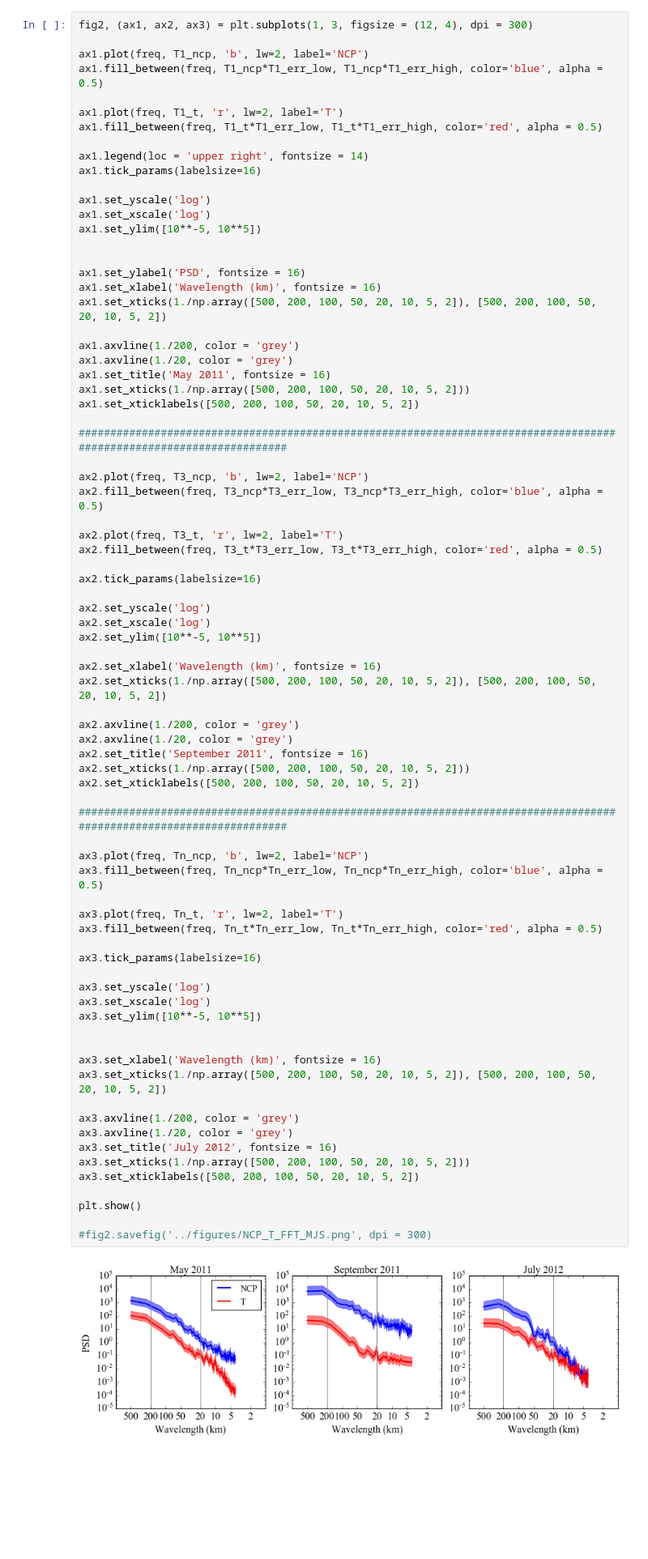
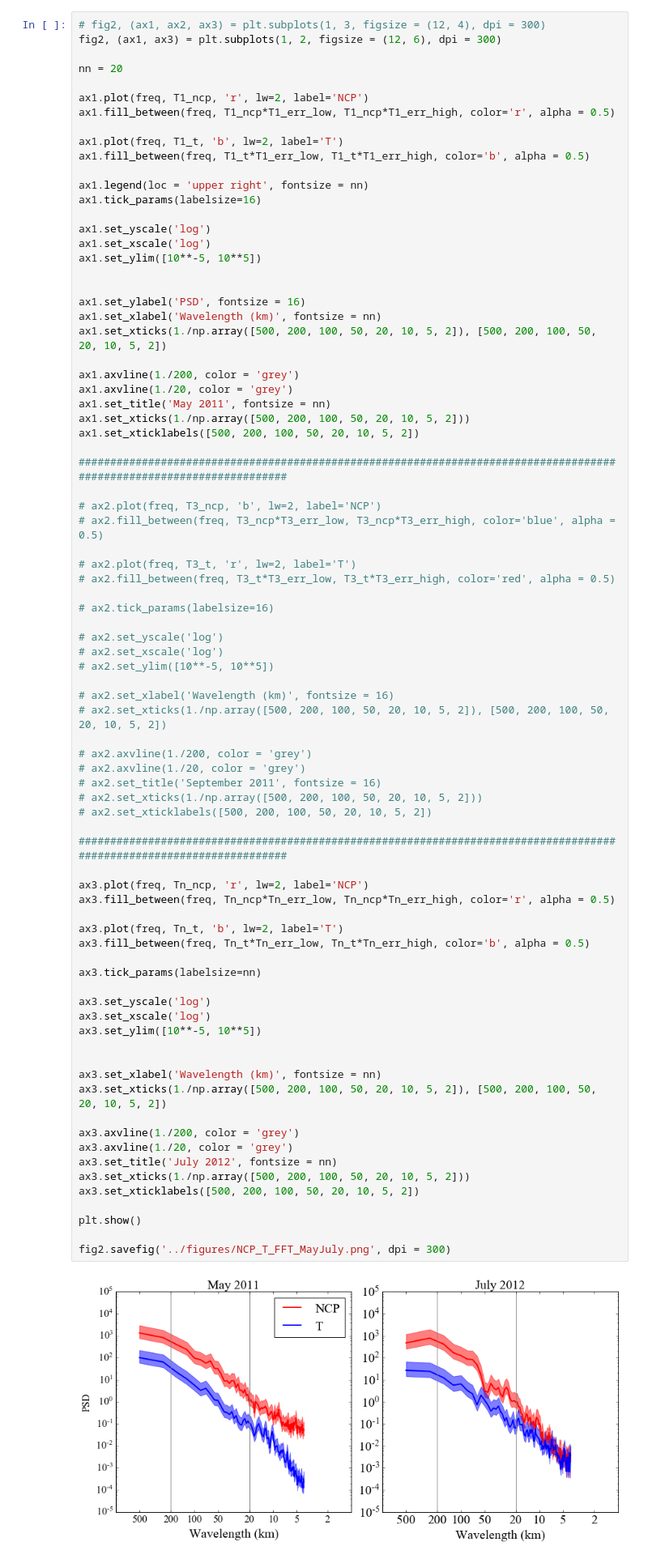
Before and after one commit to sophieclayton/kuroshio_productivity, a Jupyter notebook: NCP_spectra_FFT.ipynb, the cells around one changed output. Shown at 81% size. Drawn from its saved outputs; the diff is of its cells as text; blank space fills up the shorter version.

Commit message:
updated figures for MBARI talk

```diff
--- a/NCP_spectra_FFT.ipynb
+++ b/NCP_spectra_FFT.ipynb
@@ -401,15 +436,18 @@ estimated slope for NCP =  -4.15946781656 , r =  -0.959828232096 , p-value < 0.0
 estimated slope for T =  -2.85924392866 , r =  -0.922760059173 , p-value < 0.05  True
 [figure]
 # %%
-fig2, (ax1, ax2, ax3) = plt.subplots(1, 3, figsize = (12, 4), dpi = 300)
+# fig2, (ax1, ax2, ax3) = plt.subplots(1, 3, figsize = (12, 4), dpi = 300)
+fig2, (ax1, ax3) = plt.subplots(1, 2, figsize = (12, 6), dpi = 300)
 
-ax1.plot(freq, T1_ncp, 'b', lw=2, label='NCP')
-ax1.fill_between(freq, T1_ncp*T1_err_low, T1_ncp*T1_err_high, color='blue', alpha = 0.5)
+nn = 20
 
-ax1.plot(freq, T1_t, 'r', lw=2, label='T')
-ax1.fill_between(freq, T1_t*T1_err_low, T1_t*T1_err_high, color='red', alpha = 0.5)
+ax1.plot(freq, T1_ncp, 'r', lw=2, label='NCP')
+ax1.fill_between(freq, T1_ncp*T1_err_low, T1_ncp*T1_err_high, color='r', alpha = 0.5)
 
-ax1.legend(loc = 'upper right', fontsize = 14)
+ax1.plot(freq, T1_t, 'b', lw=2, label='T')
+ax1.fill_between(freq, T1_t*T1_err_low, T1_t*T1_err_high, color='b', alpha = 0.5)
+
+ax1.legend(loc = 'upper right', fontsize = nn)
 ax1.tick_params(labelsize=16)
 
 ax1.set_yscale('log')
@@ -418,64 +456,64 @@ ax1.set_ylim([10**-5, 10**5])
 
 
 ax1.set_ylabel('PSD', fontsize = 16)
-ax1.set_xlabel('Wavelength (km)', fontsize = 16)
+ax1.set_xlabel('Wavelength (km)', fontsize = nn)
 ax1.set_xticks(1./np.array([500, 200, 100, 50, 20, 10, 5, 2]), [500, 200, 100, 50, 20, 10, 5, 2])
 
 ax1.axvline(1./200, color = 'grey')
 ax1.axvline(1./20, color = 'grey')
-ax1.set_title('May 2011', fontsize = 16)
+ax1.set_title('May 2011', fontsize = nn)
 ax1.set_xticks(1./np.array([500, 200, 100, 50, 20, 10, 5, 2]))
 ax1.set_xticklabels([500, 200, 100, 50, 20, 10, 5, 2])
 
 ######################################################################################################################
 
-ax2.plot(freq, T3_ncp, 'b', lw=2, label='NCP')
-ax2.fill_between(freq, T3_ncp*T3_err_low, T3_ncp*T3_err_high, color='blue', alpha = 0.5)
+# ax2.plot(freq, T3_ncp, 'b', lw=2, label='NCP')
+# ax2.fill_between(freq, T3_ncp*T3_err_low, T3_ncp*T3_err_high, color='blue', alpha = 0.5)
 
-ax2.plot(freq, T3_t, 'r', lw=2, label='T')
-ax2.fill_between(freq, T3_t*T3_err_low, T3_t*T3_err_high, color='red', alpha = 0.5)
+# ax2.plot(freq, T3_t, 'r', lw=2, label='T')
+# ax2.fill_between(freq, T3_t*T3_err_low, T3_t*T3_err_high, color='red', alpha = 0.5)
 
-ax2.tick_params(labelsize=16)
+# ax2.tick_params(labelsize=16)
 
-ax2.set_yscale('log')
-ax2.set_xscale('log')
-ax2.set_ylim([10**-5, 10**5])
+# ax2.set_yscale('log')
+# ax2.set_xscale('log')
+# ax2.set_ylim([10**-5, 10**5])
 
-ax2.set_xlabel('Wavelength (km)', fontsize = 16)
-ax2.set_xticks(1./np.array([500, 200, 100, 50, 20, 10, 5, 2]), [500, 200, 100, 50, 20, 10, 5, 2])
+# ax2.set_xlabel('Wavelength (km)', fontsize = 16)
+# ax2.set_xticks(1./np.array([500, 200, 100, 50, 20, 10, 5, 2]), [500, 200, 100, 50, 20, 10, 5, 2])
 
-ax2.axvline(1./200, color = 'grey')
-ax2.axvline(1./20, color = 'grey')
-ax2.set_title('September 2011', fontsize = 16)
-ax2.set_xticks(1./np.array([500, 200, 100, 50, 20, 10, 5, 2]))
-ax2.set_xticklabels([500, 200, 100, 50, 20, 10, 5, 2])
+# ax2.axvline(1./200, color = 'grey')
+# ax2.axvline(1./20, color = 'grey')
+# ax2.set_title('September 2011', fontsize = 16)
+# ax2.set_xticks(1./np.array([500, 200, 100, 50, 20, 10, 5, 2]))
+# ax2.set_xticklabels([500, 200, 100, 50, 20, 10, 5, 2])
 
 ######################################################################################################################
 
-ax3.plot(freq, Tn_ncp, 'b', lw=2, label='NCP')
-ax3.fill_between(freq, Tn_ncp*Tn_err_low, Tn_ncp*Tn_err_high, color='blue', alpha = 0.5)
+ax3.plot(freq, Tn_ncp, 'r', lw=2, label='NCP')
+ax3.fill_between(freq, Tn_ncp*Tn_err_low, Tn_ncp*Tn_err_high, color='r', alpha = 0.5)
 
-ax3.plot(freq, Tn_t, 'r', lw=2, label='T')
-ax3.fill_between(freq, Tn_t*Tn_err_low, Tn_t*Tn_err_high, color='red', alpha = 0.5)
+ax3.plot(freq, Tn_t, 'b', lw=2, label='T')
+ax3.fill_between(freq, Tn_t*Tn_err_low, Tn_t*Tn_err_high, color='b', alpha = 0.5)
 
-ax3.tick_params(labelsize=16)
+ax3.tick_params(labelsize=nn)
 
 ax3.set_yscale('log')
 ax3.set_xscale('log')
 ax3.set_ylim([10**-5, 10**5])
 
 
-ax3.set_xlabel('Wavelength (km)', fontsize = 16)
+ax3.set_xlabel('Wavelength (km)', fontsize = nn)
 ax3.set_xticks(1./np.array([500, 200, 100, 50, 20, 10, 5, 2]), [500, 200, 100, 50, 20, 10, 5, 2])
 
 ax3.axvline(1./200, color = 'grey')
 ax3.axvline(1./20, color = 'grey')
-ax3.set_title('July 2012', fontsize = 16)
+ax3.set_title('July 2012', fontsize = nn)
 ax3.set_xticks(1./np.array([500, 200, 100, 50, 20, 10, 5, 2]))
 ax3.set_xticklabels([500, 200, 100, 50, 20, 10, 5, 2])
 
 plt.show()
 
-#fig2.savefig('../figures/NCP_T_FFT_MJS.png', dpi = 300)
+fig2.savefig('../figures/NCP_T_FFT_MayJuly.png', dpi = 300)
 # %% [output]
-[figure, old version]
+[figure, new version]
```
Also changed, not shown: parts of 4 cells of this notebook, 3 other files.
